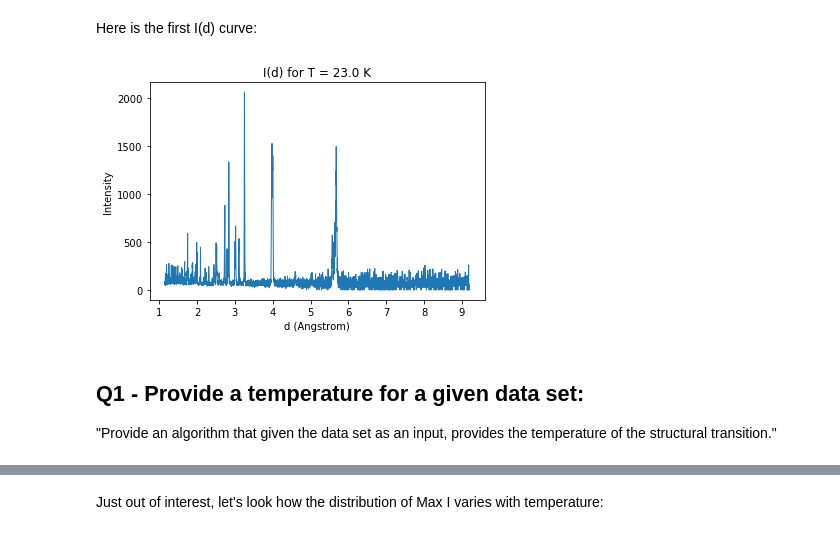
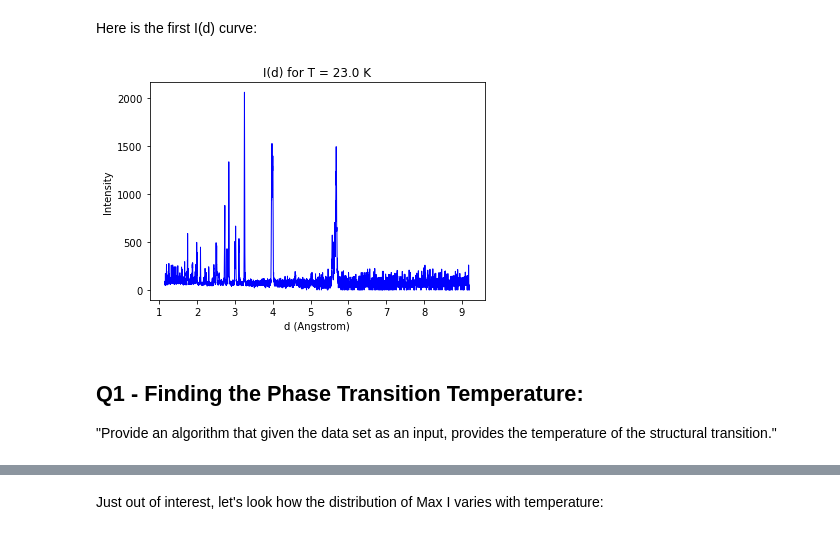
Before and after one commit to gcsantucci/SMC_DataChallenge17, a Jupyter notebook: analysis/analysis.ipynb, the cells around one changed output, grey strips where cells are left out. Cells and saved outputs as stored; diff of their text form; code cells hidden in the pictures.

```diff
--- a/analysis/analysis.ipynb
+++ b/analysis/analysis.ipynb
@@ -90,13 +90,13 @@ Here is the first I(d) curve:
 # %%
 fig = plt.figure()
 plt.title('I(d) for T = {} K'.format(round(T[0]),2))
-plt.plot(ds, I[0], linewidth=1.0)
+plt.plot(ds, I[0], 'b', linewidth=1.)
 plt.xlabel('d (Angstrom)')
 plt.ylabel('Intensity')
 plt.show()
 # %% [output]
-[figure, old version]
+[figure, new version]
 # %% [markdown]
-## Q1 - Provide a temperature for a given data set:
+## Q1 - Finding the Phase Transition Temperature:
 
 "Provide an algorithm that given the data set as an input, provides the temperature of the structural transition."
```
Also changed, not shown: parts of 29 cells of this notebook, 2 other files.
